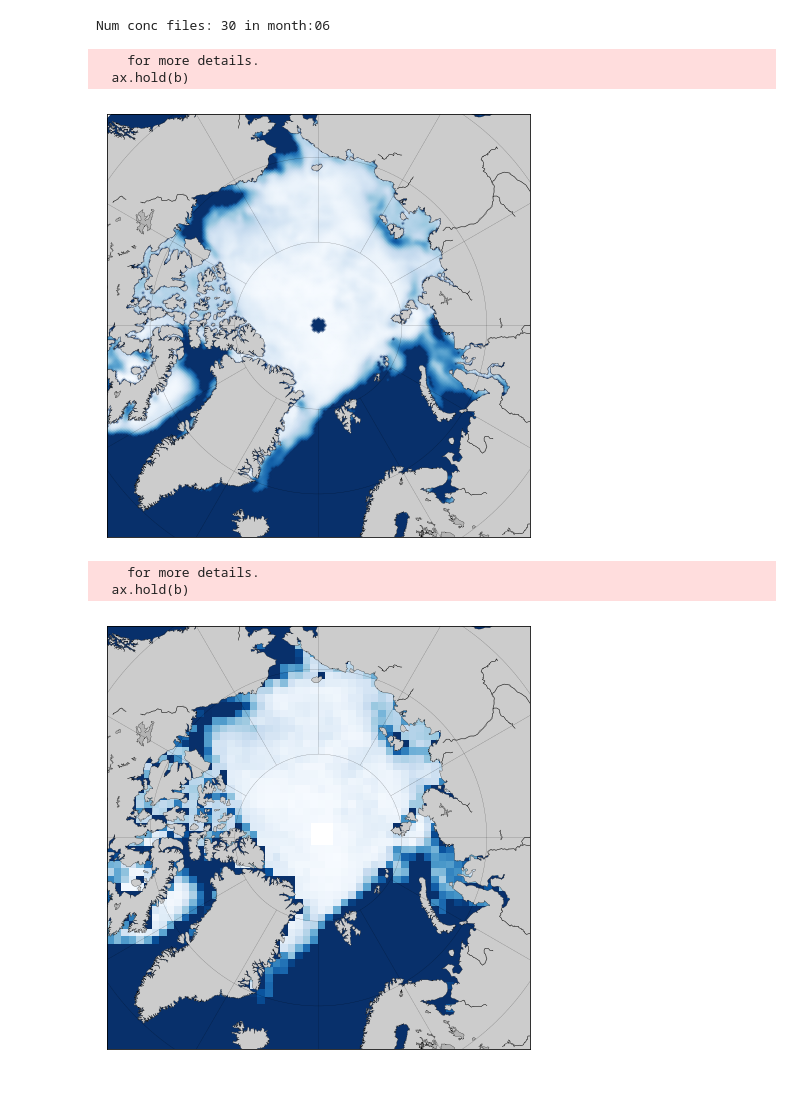
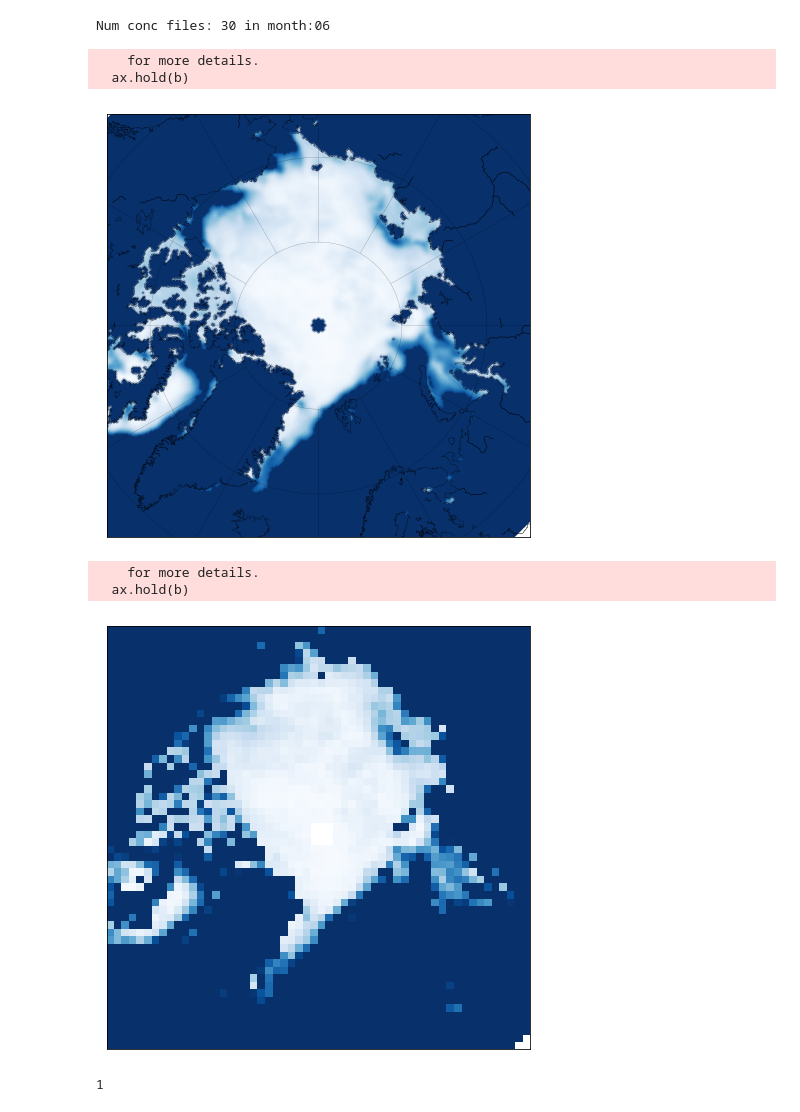
Before and after one commit to asewnath/SeaIcePrediction, a Jupyter notebook: Scripts/gridding/GriddingDemo.ipynb, the cells around one changed output. Cells and saved outputs as stored; diff of their text form; code cells hidden in the pictures.

```diff
--- a/Scripts/gridding/GriddingDemo.ipynb
+++ b/Scripts/gridding/GriddingDemo.ipynb
@@ -80,7 +98,7 @@ im1 = m.pcolormesh(xpts , ypts, ice_conc, cmap=cm.Blues_r, vmin=0, vmax=1,shadin
 m.drawcoastlines(linewidth=0.25, zorder=5)
 m.drawparallels(np.arange(90,-90,-10), linewidth = 0.25, zorder=3)
 m.drawmeridians(np.arange(-180.,180.,30.), linewidth = 0.25, zorder=3)
-m.fillcontinents(color='0.8',lake_color='0.7', zorder=2) #This throws an error before change
+#m.fillcontinents(color='0.8',lake_color='0.7', zorder=2) #This throws an error before change
 
 subplots_adjust( right = 0.99, left = 0.01, top=0.99, bottom=0.01)
 #savefig(figpath+'/Arctic_BaKa_ice_extent_map_day1.png', dpi=1000)
@@ -90,7 +108,7 @@ plt.show()
 # %% [output]
     for more details.
   ax.hold(b)
-[figure, old version]
+[figure, new version]
 # %%
 #remove half a degree as gridding around the pole hole edge
 #SSMIS 89.18 -	January 2008 to present
@@ -114,18 +132,20 @@ ice_conc_ma=ma.masked_where((latsG>pmask), ice_conc_ma)
 # %%
 fig = figure(figsize=(6,6))
 ax1=gca()
 
 im1 = m.pcolormesh(xptsG , yptsG, ice_conc_ma, cmap=cm.Blues_r, vmin=0, vmax=1,shading='flat', zorder=2)
 
-m.drawcoastlines(linewidth=0.25, zorder=5)
-m.drawparallels(np.arange(90,-90,-10), linewidth = 0.25, zorder=3)
-m.drawmeridians(np.arange(-180.,180.,30.), linewidth = 0.25, zorder=3)
-m.fillcontinents(color='0.8',lake_color='0.7', zorder=2) #This throws an error before change
+#m.drawcoastlines(linewidth=0.25, zorder=5)
+#m.drawparallels(np.arange(90,-90,-10), linewidth = 0.25, zorder=3)
+#m.drawmeridians(np.arange(-180.,180.,30.), linewidth = 0.25, zorder=3)
+#m.fillcontinents(color='0.8',lake_color='0.7', zorder=2) #This throws an error before change
 
 subplots_adjust( right = 0.99, left = 0.01, top=0.99, bottom=0.01)
 #savefig(figpath+'/Arctic_BaKa_ice_extent_map_day1.png', dpi=1000)
 plt.show()
+print(np.size(im1))
 # %% [output]
     for more details.
   ax.hold(b)
-[figure, old version]
+[figure, new version]
+1
```
Also changed, not shown: parts of 1 cell of this notebook, 16 other files.
